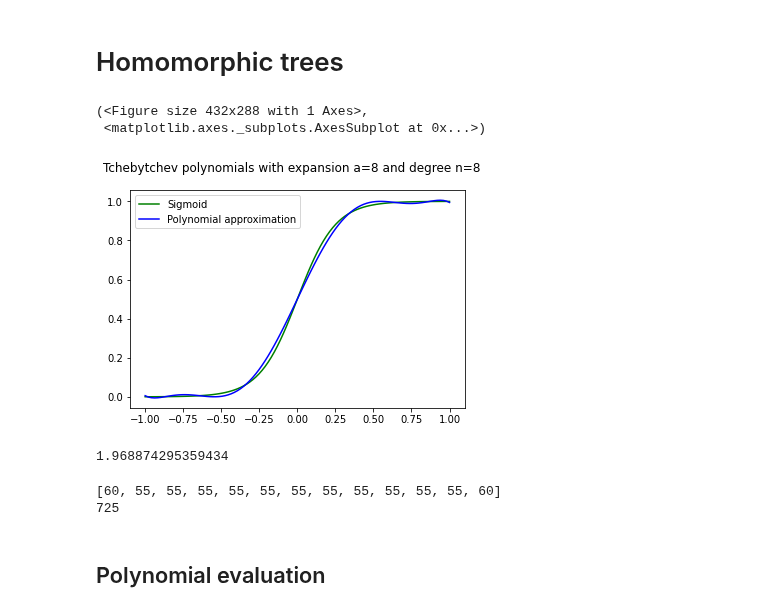
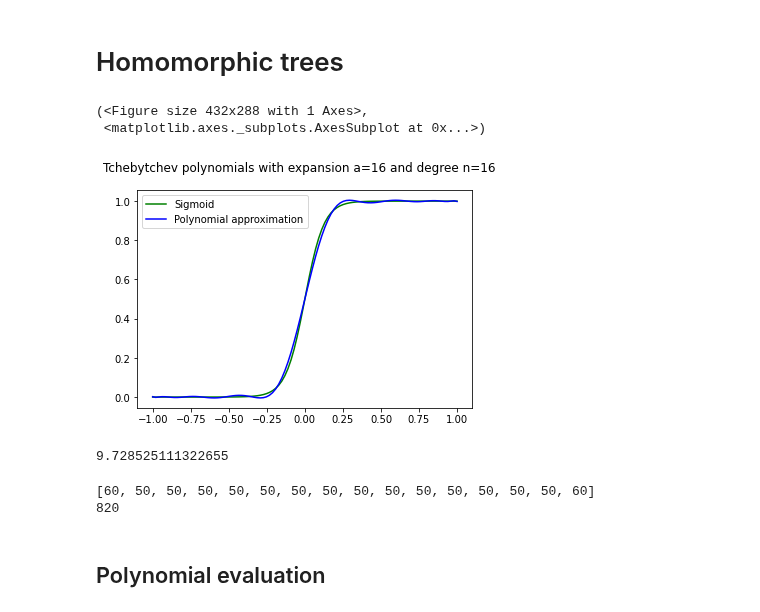
Before and after one commit to dhuynh95/cryptotree, a Jupyter notebook: nbs/homomorphic_tree.ipynb, the cells around one changed output. Drawn from its saved outputs; the diff is of its cells as text; code cells hidden in the pictures.

```diff
--- a/nbs/homomorphic_tree.ipynb
+++ b/nbs/homomorphic_tree.ipynb
@@ -106,30 +110,30 @@ def plot_graph_function_approximation(f, dilatation_factor=50, polynomial_degree
 
     return fig,ax
 # %%
-dilatation_factor = 8
-degree = 8
+dilatation_factor = 16
+degree = 16
 
 p,_ = chebyshev_approximation(torch.sigmoid, dilatation_factor=dilatation_factor,
                                               polynomial_degree=degree)
 coeffs = polynomial_approximation_coefficients(torch.sigmoid, dilatation_factor=dilatation_factor,
                                               polynomial_degree=degree)
 plot_graph_function_approximation(torch.sigmoid, dilatation_factor=dilatation_factor,
                                               polynomial_degree=degree)
 # %% [output]
 (<Figure size 432x288 with 1 Axes>,
  <matplotlib.axes._subplots.AxesSubplot at 0x...>)
-[figure, old version]
+[figure, new version]
 # %%
 np.log2(coeffs.max())
 # %% [output]
-1.968874295359434
+9.728525111322655
 # %%
-PRECISION_BITS = 55
-UPPER_BITS = 5
+PRECISION_BITS = 50
+UPPER_BITS = 10
 
 polynomial_multiplications = int(np.ceil(np.log2(degree))) + 1
 n_polynomials = 2
-matrix_multiplications = 3
+matrix_multiplications = 4
 
 depth = matrix_multiplications + polynomial_multiplications * n_polynomials
 
@@ -139,8 +143,8 @@ moduli = [PRECISION_BITS + UPPER_BITS] + (depth) * [PRECISION_BITS] + [PRECISION
 print(moduli)
 print(sum(moduli))
 # %% [output]
-[60, 55, 55, 55, 55, 55, 55, 55, 55, 55, 55, 55, 60]
-725
+[60, 50, 50, 50, 50, 50, 50, 50, 50, 50, 50, 50, 50, 50, 50, 60]
+820
 # %%
 parms = EncryptionParameters(scheme_type.CKKS)
 parms.set_poly_modulus_degree(poly_modulus_degree)
```
Also changed, not shown: parts of 34 cells of this notebook, 2 other files.
